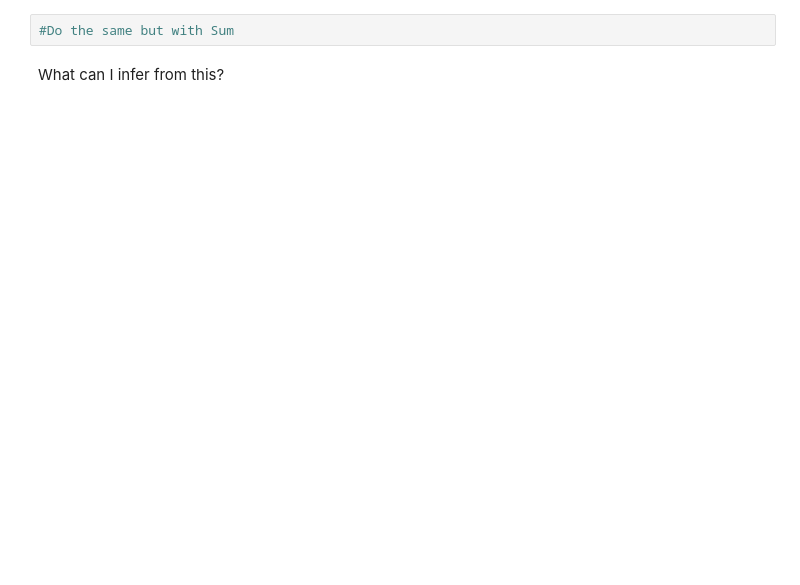
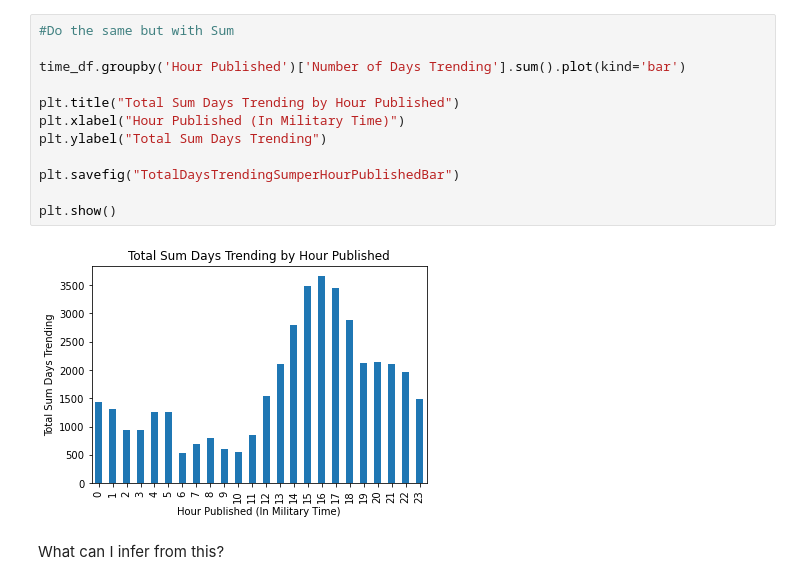
Before and after one commit to paholland/Project_YoutubeVideoStatistics, a Jupyter notebook: Michelle/Time Published vs. Views.ipynb, the cells around one changed output. Cells and saved outputs as stored; diff of their text form; blank space fills up the shorter version.

```diff
--- a/Michelle/Time Published vs. Views.ipynb
+++ b/Michelle/Time Published vs. Views.ipynb
@@ -76,4 +86,16 @@ time_df.groupby('Hour Published')['Number of Days Trending'].mean().plot(kind='b
-# %%
-#Do the same but with Sum
+# %%
+#Do the same but with Sum
+
+time_df.groupby('Hour Published')['Number of Days Trending'].sum().plot(kind='bar')
+
+plt.title("Total Sum Days Trending by Hour Published")
+plt.xlabel("Hour Published (In Military Time)")
+plt.ylabel("Total Sum Days Trending")
+
+plt.savefig("TotalDaysTrendingSumperHourPublishedBar")
+
+plt.show()
+# %% [output]
+[figure, added]
 # %% [markdown]
 What can I infer from this?
```
Also changed, not shown: parts of 16 cells of this notebook, 3 other files.
